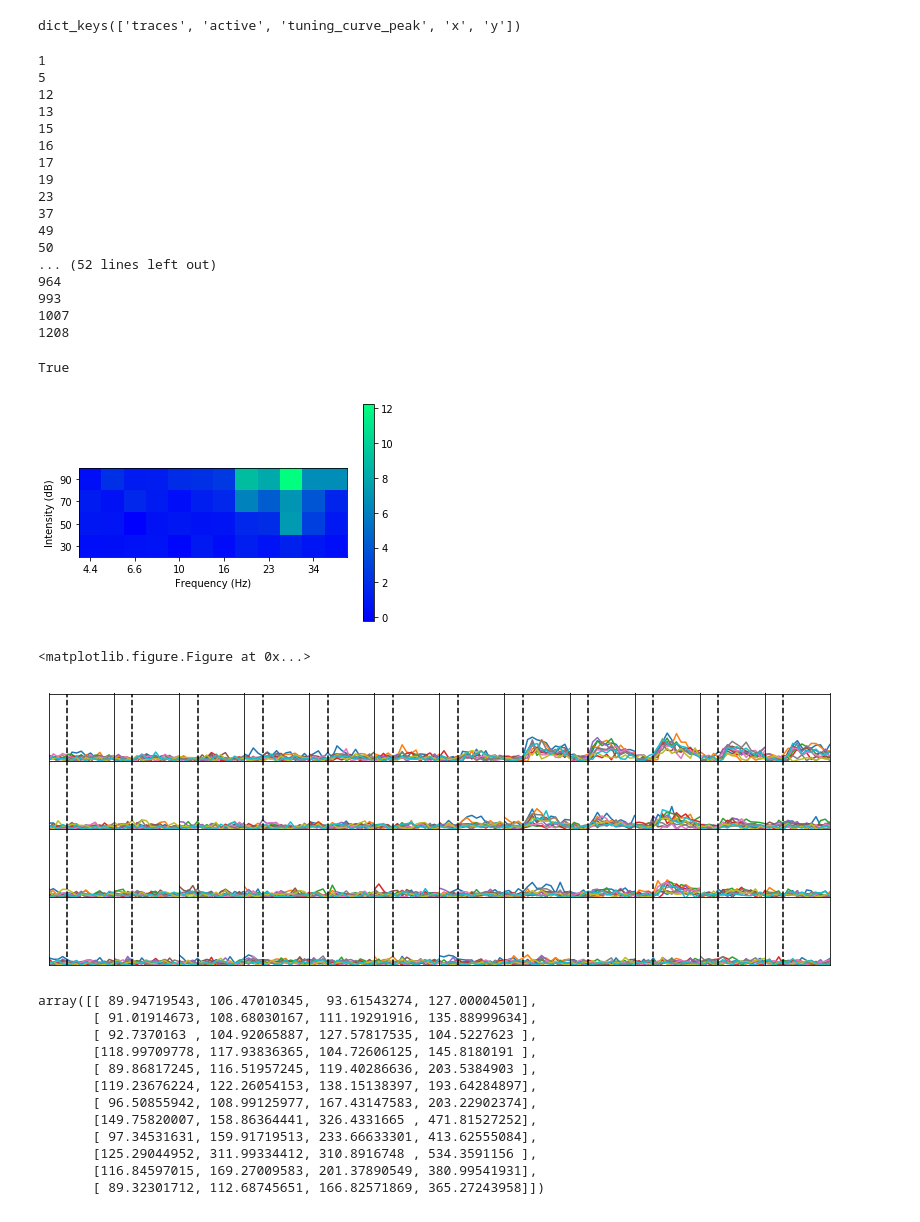
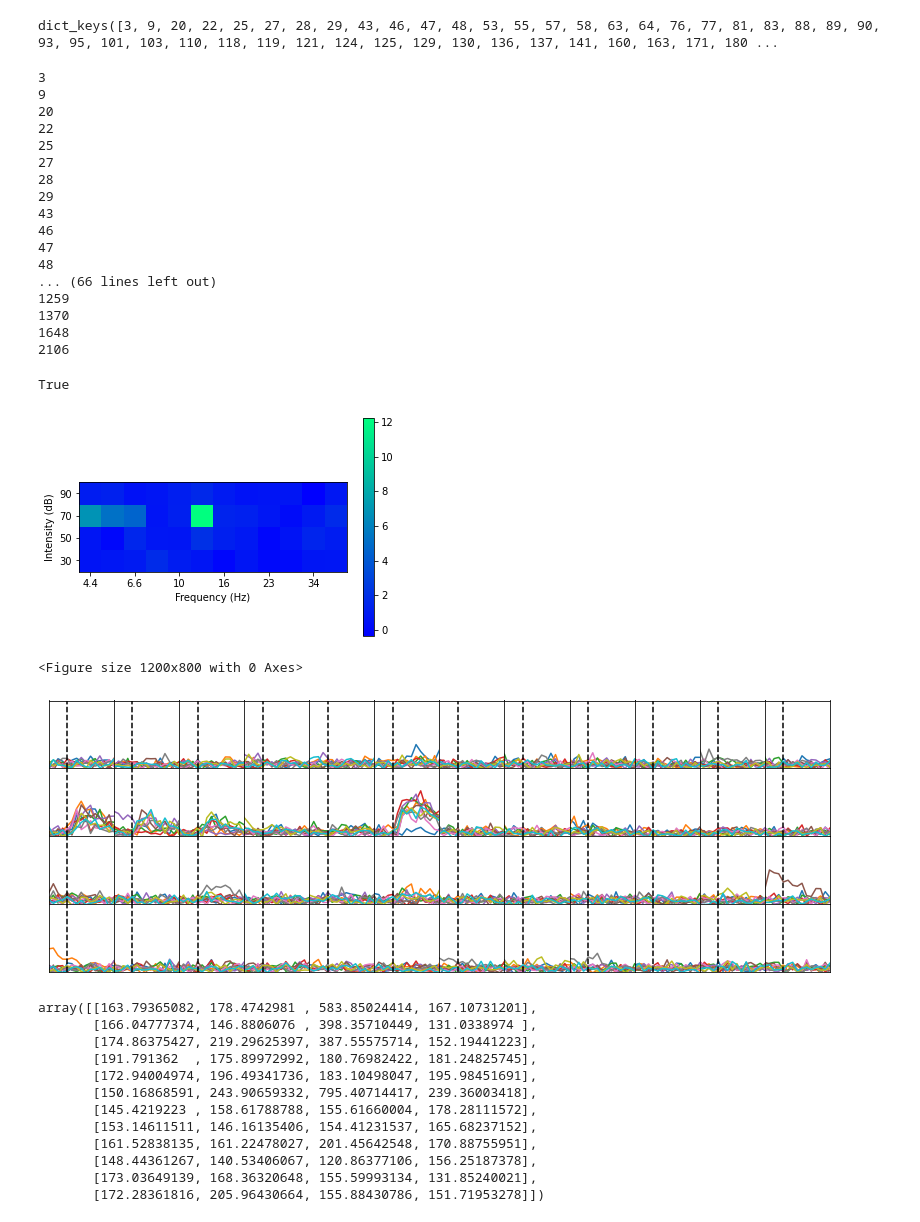
Before and after one commit to ConorLane1995/2Psinapod_two_photon_pipeline, a Jupyter notebook: notebooks/plot_tuning_curves.ipynb, the cells around one changed output. Saved outputs shown, nothing was run; the diff lists cells and outputs as text; code cells hidden in the pictures.

```diff
--- a/notebooks/plot_tuning_curves.ipynb
+++ b/notebooks/plot_tuning_curves.ipynb
@@ -27,7 +27,7 @@ def plot_single_tuning_curve(cell_dictionary,cell_ID):
     # cell_IDs = list(cell_dictionary.keys())
     # cell_of_interest_ID = cell_IDs[cell_IDX]
 
-    cell_tuning = cell_dictionary[cell_ID]['tuning_curve_peak']
+    cell_tuning = cell_dictionary[cell_ID]['tuning']
 
     im = plt.imshow(np.transpose(cell_tuning),cmap='winter',origin='lower')
     plt.colorbar(im)
@@ -171,54 +171,54 @@ def get_cell_tuning_by_peak(cell_traces,plot_TF):
         plt.show()
     return tuning_curves
 # %%
-with open('/media/vtarka/USB DISK/Lab/2P/Vid_220/cells_ns.pkl', 'rb') as f:
+with open('/media/vtarka/USB DISK/Lab/2P/Vid_222/cells.pkl', 'rb') as f:
         cell_dictionary = pickle.load(f)
 # %%
-print(cell_dictionary[1].keys())
+print(cell_dictionary.keys())
 # %% [output]
-dict_keys(['traces', 'active', 'tuning_curve_peak', 'x', 'y'])
+dict_keys([3, 9, 20, 22, 25, 27, 28, 29, 43, 46, 47, 48, 53, 55, 57, 58, 63, 64, 76, 77, 81, 83, 88, 89, 90, 93, 95, 101, 103, 110, 118, 119, 121, 124, 125, 129, 130, 136, 137, 141, 160, 163, 171, 180 ...
 # %%
 for cell in cell_dictionary:
     if cell_dictionary[cell]['active']:
         print(cell)
 # %% [output]
-1
-5
-12
-13
-15
-16
-17
-19
-23
-37
-49
-50
-... (52 lines left out)
-964
-993
-1007
-1208
+3
+9
+20
+22
+25
+27
+28
+29
+43
+46
+47
+48
+... (66 lines left out)
+1259
+1370
+1648
+2106
 # %%
 
-cell_ID = 855
+cell_ID = 327
 print(cell_dictionary[cell_ID]['active'])
 plot_single_tuning_curve(cell_dictionary,cell_ID)
 get_cell_tuning_by_peak(cell_dictionary[cell_ID]['traces'],True)
 # %% [output]
 True
-[figure, old version]
+[figure, new version]
-<matplotlib.figure.Figure at 0x...>
+<Figure size 1200x800 with 0 Axes>
-[figure, old version]
+[figure, new version]
-array([[ 89.94719543, 106.47010345,  93.61543274, 127.00004501],
-       [ 91.01914673, 108.68030167, 111.19291916, 135.88999634],
-       [ 92.7370163 , 104.92065887, 127.57817535, 104.5227623 ],
-       [118.99709778, 117.93836365, 104.72606125, 145.8180191 ],
-       [ 89.86817245, 116.51957245, 119.40286636, 203.5384903 ],
-       [119.23676224, 122.26054153, 138.15138397, 193.64284897],
-       [ 96.50855942, 108.99125977, 167.43147583, 203.22902374],
-       [149.75820007, 158.86364441, 326.4331665 , 471.81527252],
-       [ 97.34531631, 159.91719513, 233.66633301, 413.62555084],
-       [125.29044952, 311.99334412, 310.8916748 , 534.3591156 ],
-       [116.84597015, 169.27009583, 201.37890549, 380.99541931],
-       [ 89.32301712, 112.68745651, 166.82571869, 365.27243958]])
+array([[163.79365082, 178.4742981 , 583.85024414, 167.10731201],
+       [166.04777374, 146.8806076 , 398.35710449, 131.0338974 ],
+       [174.86375427, 219.29625397, 387.55575714, 152.19441223],
+       [191.791362  , 175.89972992, 180.76982422, 181.24825745],
+       [172.94004974, 196.49341736, 183.10498047, 195.98451691],
+       [150.16868591, 243.90659332, 795.40714417, 239.36003418],
+       [145.4219223 , 158.61788788, 155.61660004, 178.28111572],
+       [153.14611511, 146.16135406, 154.41231537, 165.68237152],
+       [161.52838135, 161.22478027, 201.45642548, 170.88755951],
+       [148.44361267, 140.53406067, 120.86377106, 156.25187378],
+       [173.03649139, 168.36320648, 155.59993134, 131.85240021],
+       [172.28361816, 205.96430664, 155.88430786, 151.71953278]])
```
Also changed, not shown: 1 other file.
